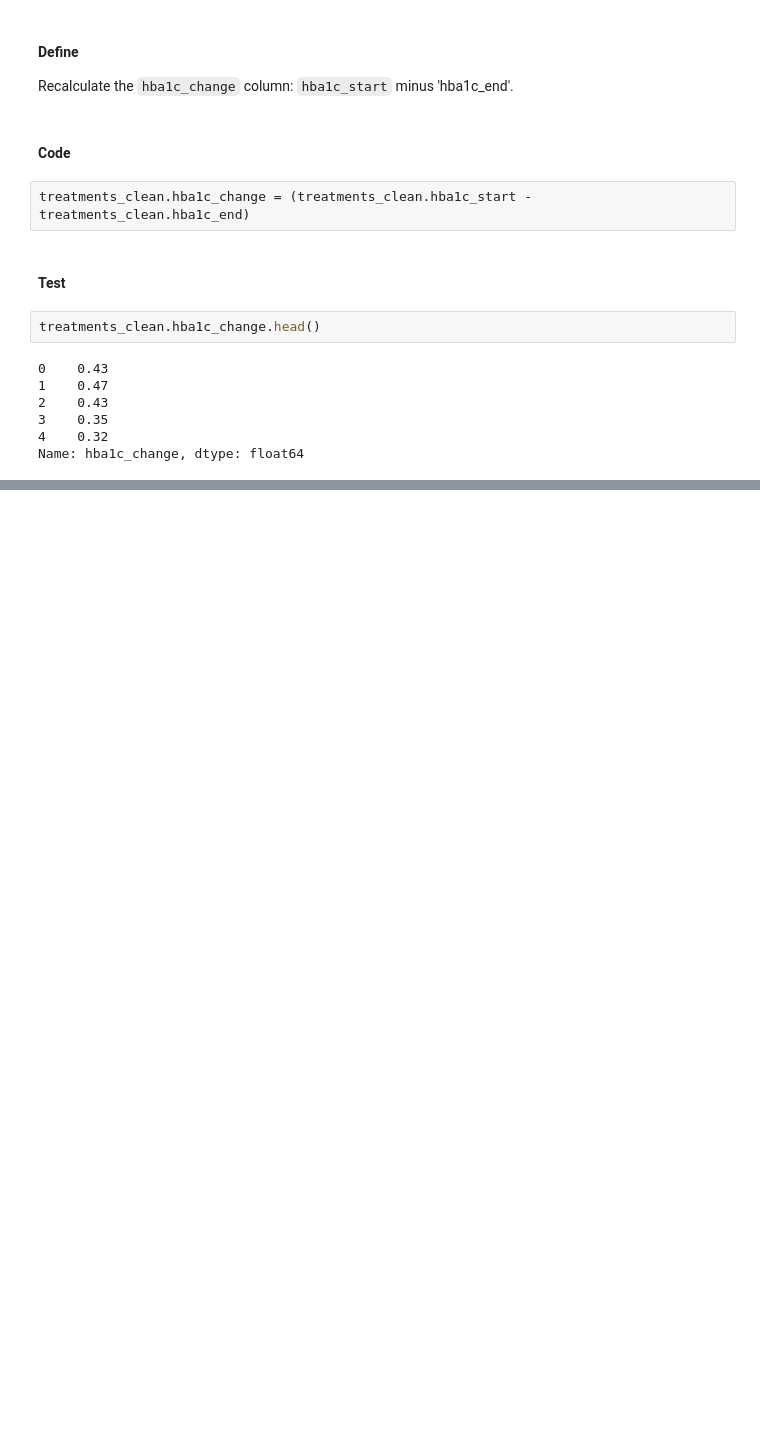
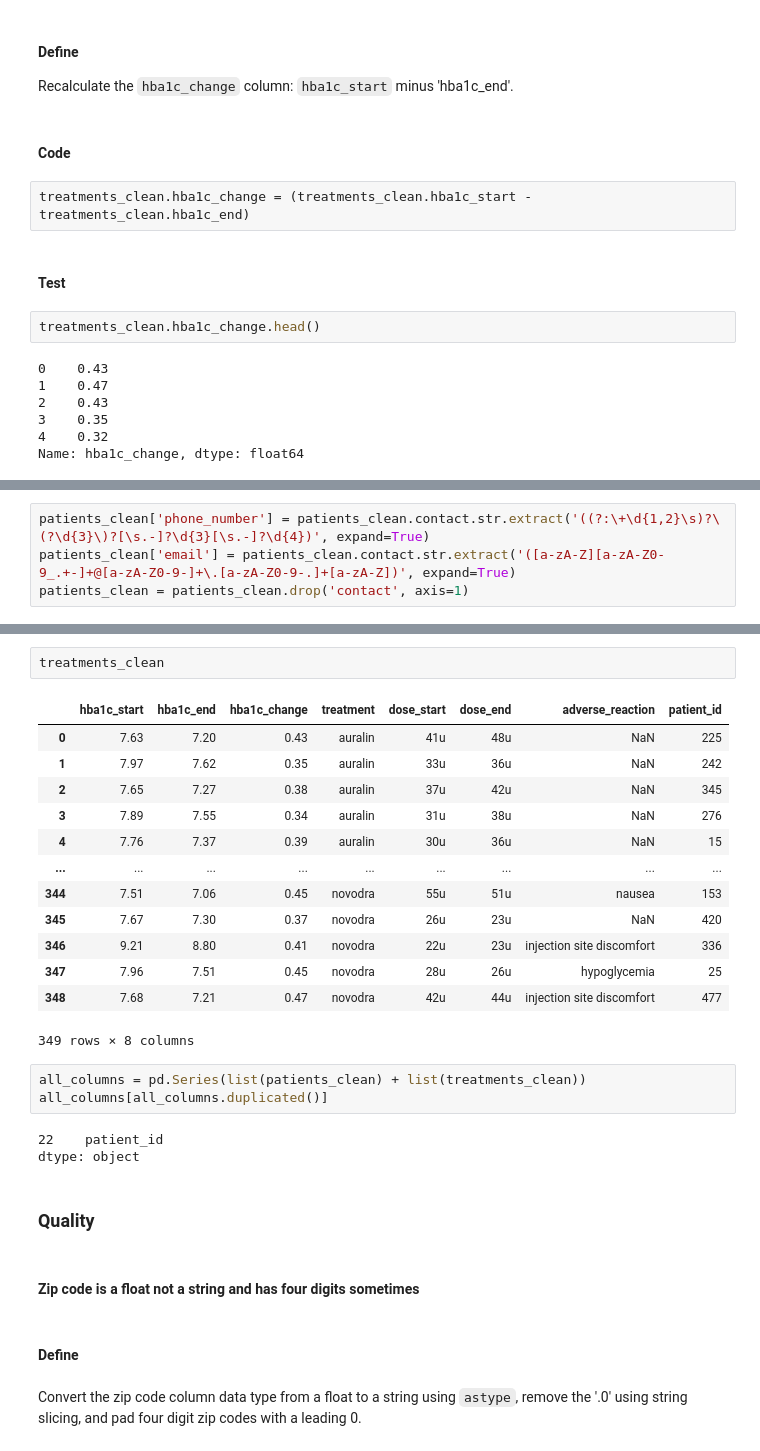
Before and after one commit to lew3425/udacity_nanodegree_diabetes, a Jupyter notebook: assessing.ipynb, the cells around one changed output, grey strips where cells are left out. Cells and saved outputs as stored; diff of their text form; blank space fills up the shorter version.

```diff
--- a/assessing.ipynb
+++ b/assessing.ipynb
@@ -357,0 +367,4 @@ Name: hba1c_change, dtype: float64
+# %%
+patients_clean['phone_number'] = patients_clean.contact.str.extract('((?:\+\d{1,2}\s)?\(?\d{3}\)?[\s.-]?\d{3}[\s.-]?\d{4})', expand=True)
+patients_clean['email'] = patients_clean.contact.str.extract('([a-zA-Z][a-zA-Z0-9_.+-]+@[a-zA-Z0-9-]+\.[a-zA-Z0-9-.]+[a-zA-Z])', expand=True)
+patients_clean = patients_clean.drop('contact', axis=1)
@@ -357,0 +483,30 @@ Name: hba1c_change, dtype: float64
+# %%
+treatments_clean
+# %% [output]
+|  | hba1c_start | hba1c_end | hba1c_change | treatment | dose_start | dose_end | adverse_reaction | patient_id |
+| 0 | 7.63 | 7.20 | 0.43 | auralin | 41u | 48u | NaN | 225 |
+| 1 | 7.97 | 7.62 | 0.35 | auralin | 33u | 36u | NaN | 242 |
+| 2 | 7.65 | 7.27 | 0.38 | auralin | 37u | 42u | NaN | 345 |
+| 3 | 7.89 | 7.55 | 0.34 | auralin | 31u | 38u | NaN | 276 |
+| 4 | 7.76 | 7.37 | 0.39 | auralin | 30u | 36u | NaN | 15 |
+| ... | ... | ... | ... | ... | ... | ... | ... | ... |
+| 344 | 7.51 | 7.06 | 0.45 | novodra | 55u | 51u | nausea | 153 |
+| 345 | 7.67 | 7.30 | 0.37 | novodra | 26u | 23u | NaN | 420 |
+| 346 | 9.21 | 8.80 | 0.41 | novodra | 22u | 23u | injection site discomfort | 336 |
+| 347 | 7.96 | 7.51 | 0.45 | novodra | 28u | 26u | hypoglycemia | 25 |
+| 348 | 7.68 | 7.21 | 0.47 | novodra | 42u | 44u | injection site discomfort | 477 |
+349 rows × 8 columns
+# %%
+all_columns = pd.Series(list(patients_clean) + list(treatments_clean))
+all_columns[all_columns.duplicated()]
+# %% [output]
+22    patient_id
+dtype: object
+# %% [markdown]
+### Quality
+# %% [markdown]
+#### Zip code is a float not a string and has four digits sometimes
+# %% [markdown]
+#### Define
+# %% [markdown]
+Convert the zip code column data type from a float to a string using `astype`, remove the '.0' using string slicing, and pad four digit zip codes with a leading 0.
```
Also changed, not shown: parts of 97 cells of this notebook.
